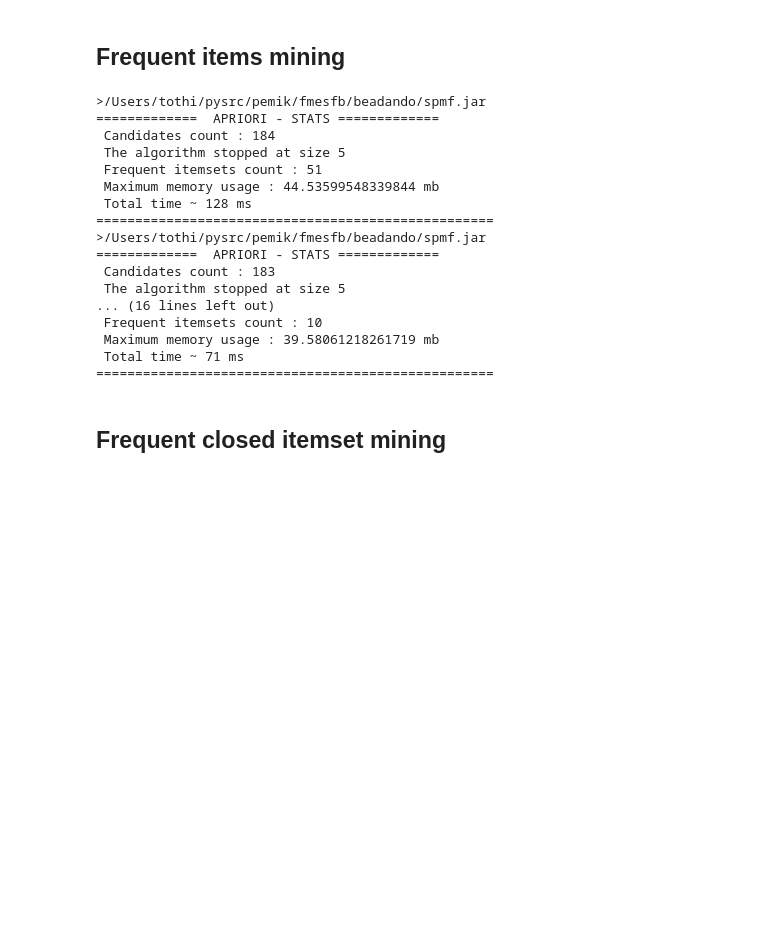
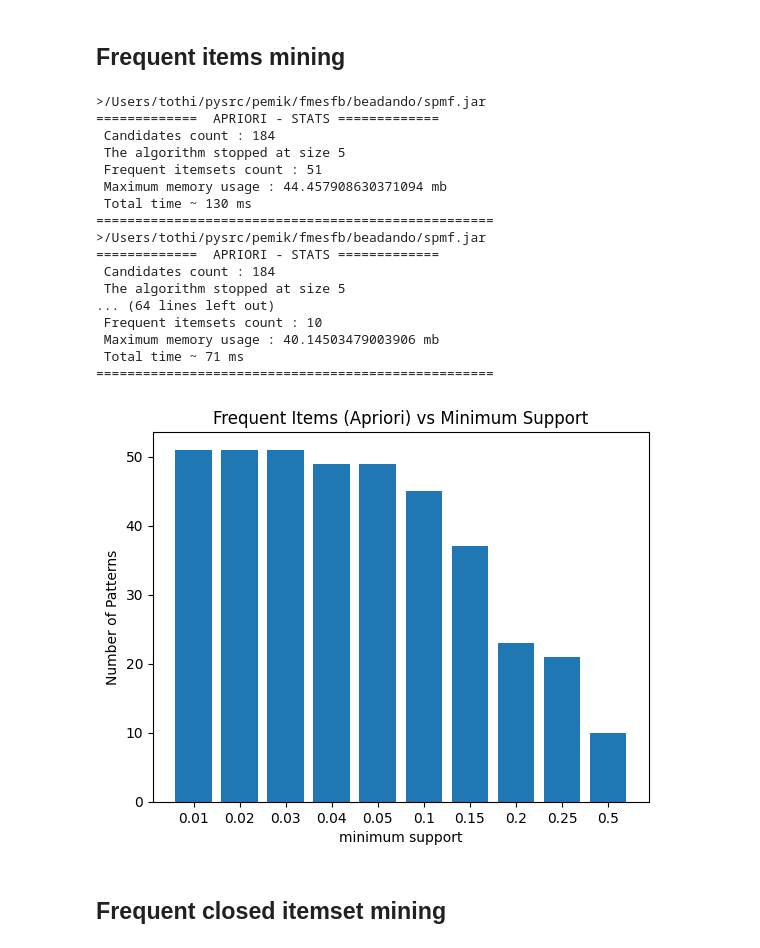
Before and after one commit to heihachi78/fmesfb_beadando, a Jupyter notebook: J0P7MF_beadando.ipynb, the cells around one changed output. Cells and saved outputs as stored; diff of their text form; code cells hidden in the pictures; blank space fills up the shorter version.

```diff
--- a/J0P7MF_beadando.ipynb
+++ b/J0P7MF_beadando.ipynb
@@ -594,32 +594,51 @@ os.system(command)
 >/Users/tothi/pysrc/pemik/fmesfb/beadando/spmf.jar
 Sequence database converted.  Time spent for conversion = 53 ms.
 0
+# %%
+def file_len(filename):
+    with open(filename) as f:
+        for i, _ in enumerate(f):
+            pass
+    return i + 1
 # %% [markdown]
 ## Frequent items mining
 # %%
-for minsup_fi in [0.02, 0.05, 0.1, 0.5]:
+minsup_values = [0.01, 0.02, 0.03, 0.04, 0.05, 0.1, 0.15, 0.2, 0.25, 0.5]
+
+for minsup_fi in minsup_values:
     filename_in_fi = 'files/sequences_spmf.csv'
     filename_out_fi = 'files/fis_Apr_'+str(int(minsup_fi*100))+'.csv'
     command = 'java -jar spmf.jar run Apriori '+filename_in_fi+' '+filename_out_fi+' '+str(minsup_fi)
     os.system(command)
+
+pattern_counts = []
+for ms in minsup_values:
+    pattern_counts.append(file_len(f'files/fis_Apr_{str(int(ms*100))}.csv'))
+
+plt.bar([str(v) for v in minsup_values], pattern_counts)
+plt.title("Frequent Items (Apriori) vs Minimum Support")
+plt.xlabel("minimum support")
+plt.ylabel("Number of Patterns")
+plt.savefig('doc/frequent_items_apriori.png')
 # %% [output]
 >/Users/tothi/pysrc/pemik/fmesfb/beadando/spmf.jar
 =============  APRIORI - STATS =============
  Candidates count : 184
  The algorithm stopped at size 5
  Frequent itemsets count : 51
- Maximum memory usage : 44.53599548339844 mb
- Total time ~ 128 ms
+ Maximum memory usage : 44.457908630371094 mb
+ Total time ~ 130 ms
 ===================================================
 >/Users/tothi/pysrc/pemik/fmesfb/beadando/spmf.jar
 =============  APRIORI - STATS =============
- Candidates count : 183
+ Candidates count : 184
  The algorithm stopped at size 5
-... (16 lines left out)
+... (64 lines left out)
  Frequent itemsets count : 10
- Maximum memory usage : 39.58061218261719 mb
+ Maximum memory usage : 40.14503479003906 mb
  Total time ~ 71 ms
 ===================================================
+[figure, added]
 # %% [markdown]
 ## Frequent closed itemset mining
 # %%
```
Also changed, not shown: parts of 3 cells of this notebook, 33 other files.
